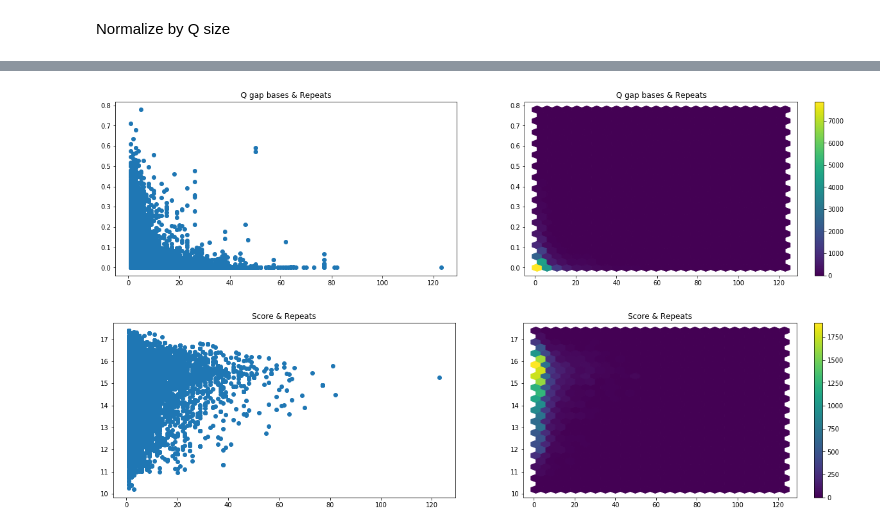
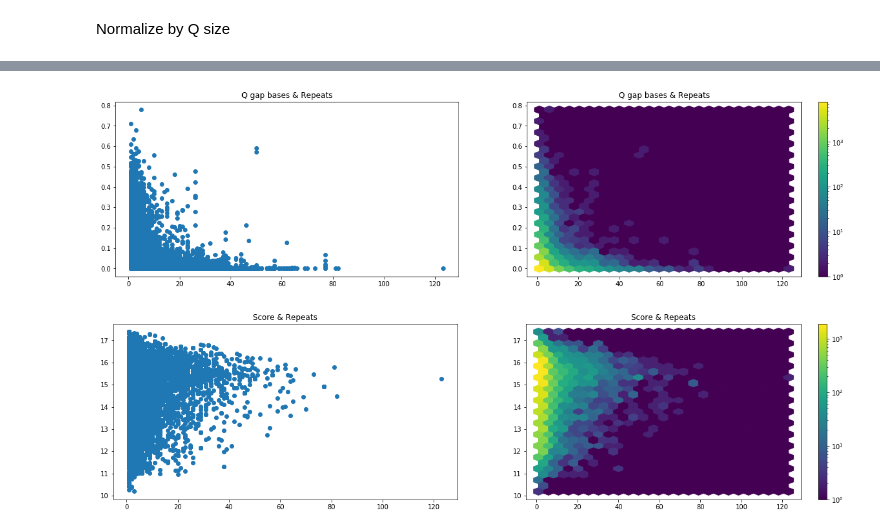
Before and after one commit to Anbyew/MyC3PO, a Jupyter notebook: Notebooks/Parse blat_all.psl.ipynb, the cells around one changed output, grey strips where cells are left out. Drawn from its saved outputs; the diff is of its cells as text; code cells hidden in the pictures.

```diff
--- a/Notebooks/Parse blat_all.psl.ipynb
+++ b/Notebooks/Parse blat_all.psl.ipynb
@@ -102,19 +102,19 @@ axes[0].set_title('Q gap bases & Repeats')
 axes[0].plot(bbn['repeats'], bbn['Q gap bases'], 'o')
 
 axes[1].set_title('Q gap bases & Repeats')
-tt = axes[1].hexbin(bbn['repeats'], bbn['Q gap bases'], gridsize=nbins, cmap=newcmp)
+tt = axes[1].hexbin(bbn['repeats'], bbn['Q gap bases'], gridsize=nbins, cmap=newcmp, bins='log')
 fig.colorbar(tt)
 plt.show()
 # %% [output]
-[figure, old version]
+[figure, new version]
 # %%
 fig, axes = plt.subplots(ncols=2, nrows=1, figsize=(21, 5))
 axes[0].set_title('Score & Repeats')
 axes[0].plot(bbn['repeats'], bbn['score'], 'o')
 
 axes[1].set_title('Score & Repeats')
-tt = axes[1].hexbin(bbn['repeats'], bbn['score'], gridsize=nbins, cmap=newcmp)
+tt = axes[1].hexbin(bbn['repeats'], bbn['score'], gridsize=nbins, cmap=newcmp, bins='log')
 fig.colorbar(tt)
 plt.show()
 # %% [output]
-[figure, old version]
+[figure, new version]
```
Also changed, not shown: parts of 2 cells of this notebook, 2 other files.
